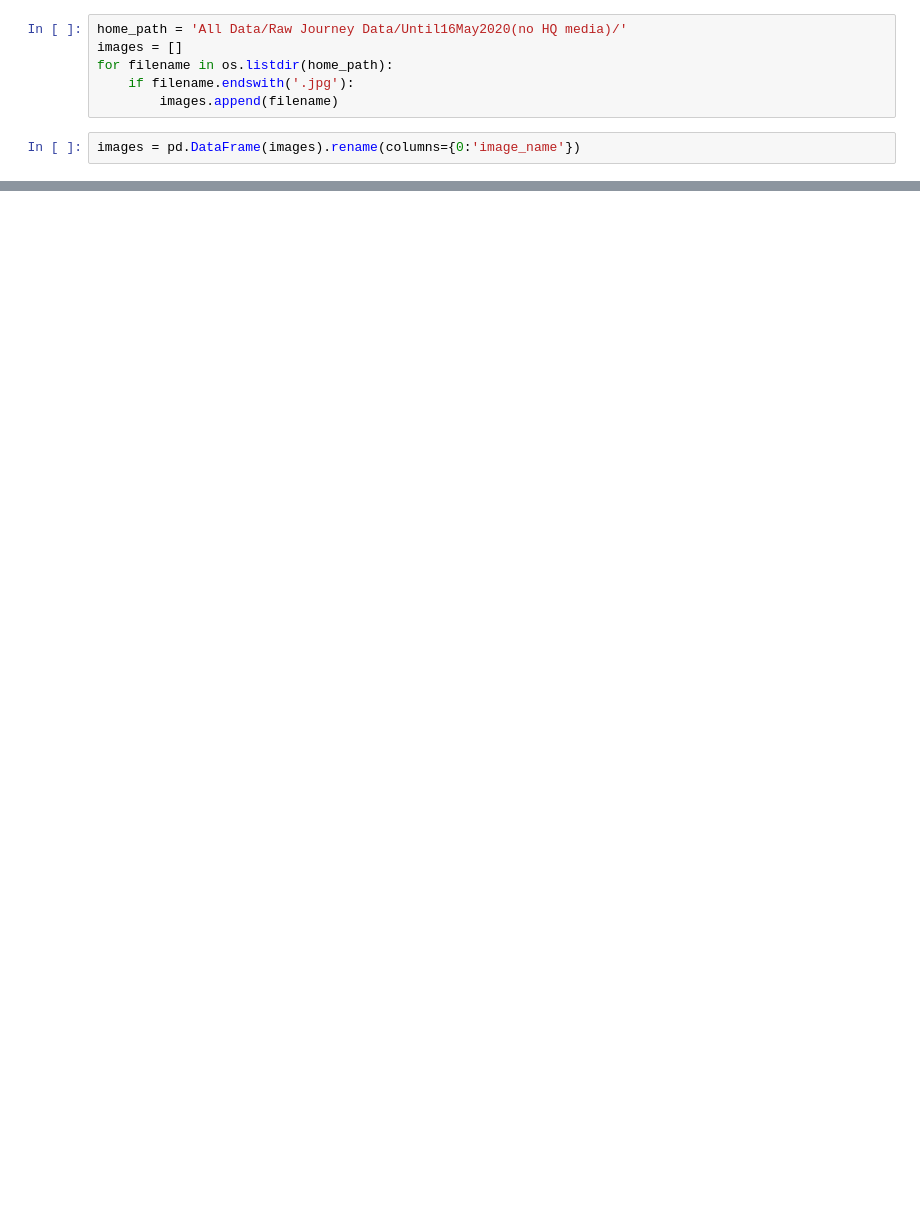
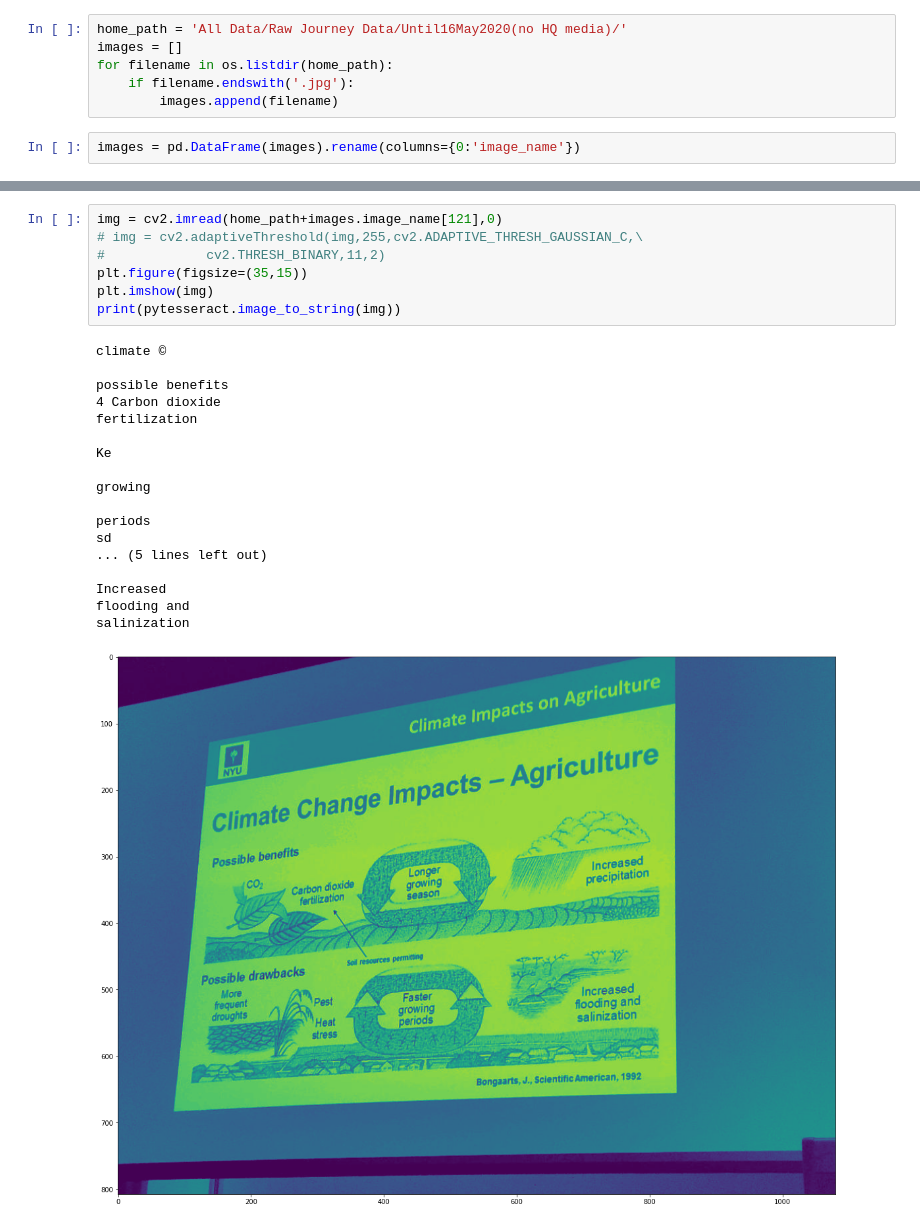
Before and after one commit to adityaarunsinghal/text-mining, a Jupyter notebook: Pulling Text from Images.ipynb, the cells around one changed output, grey strips where cells are left out. Cells and saved outputs as stored; diff of their text form; blank space fills up the shorter version.

```diff
--- a/Pulling Text from Images.ipynb
+++ b/Pulling Text from Images.ipynb
@@ -37,0 +99,26 @@ images = pd.DataFrame(images).rename(columns={0:'image_name'})
+# %%
+img = cv2.imread(home_path+images.image_name[121],0)
+# img = cv2.adaptiveThreshold(img,255,cv2.ADAPTIVE_THRESH_GAUSSIAN_C,\
+#             cv2.THRESH_BINARY,11,2)
+plt.figure(figsize=(35,15))
+plt.imshow(img)
+print(pytesseract.image_to_string(img))
+# %% [output]
+climate ©
+
+possible benefits
+4 Carbon dioxide
+fertilization
+
+Ke
+
+growing
+
+periods
+sd
+... (5 lines left out)
+
+Increased
+flooding and
+salinization
+[figure, added]
```
Also changed, not shown: parts of 16 cells of this notebook.
